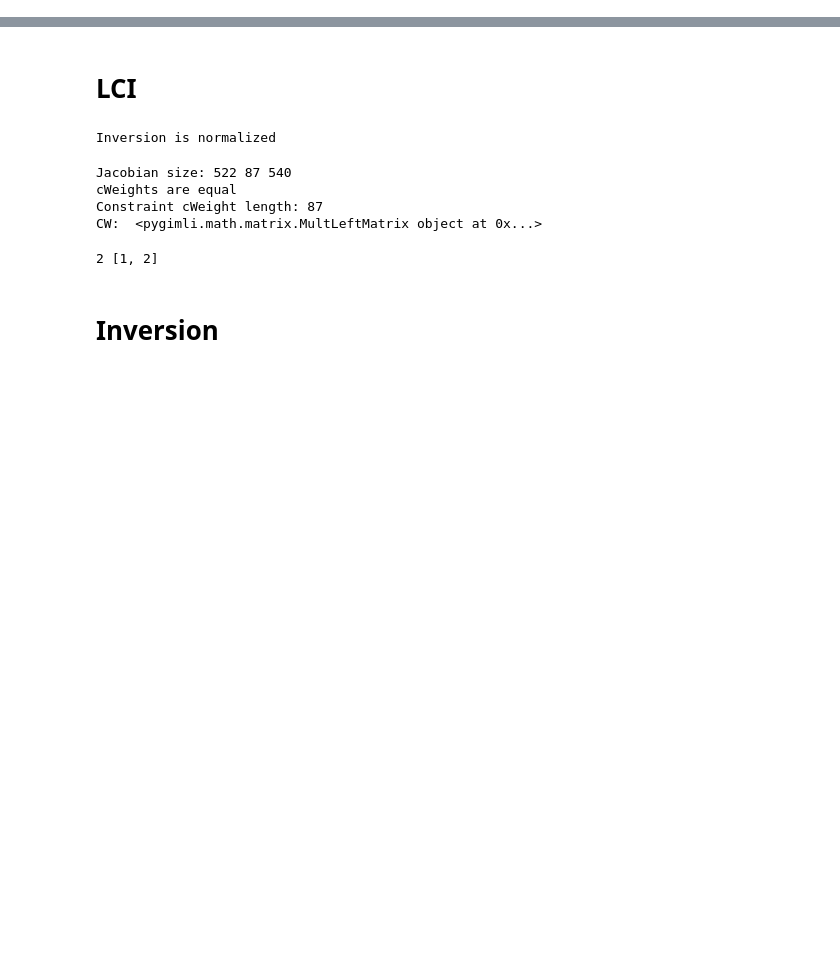
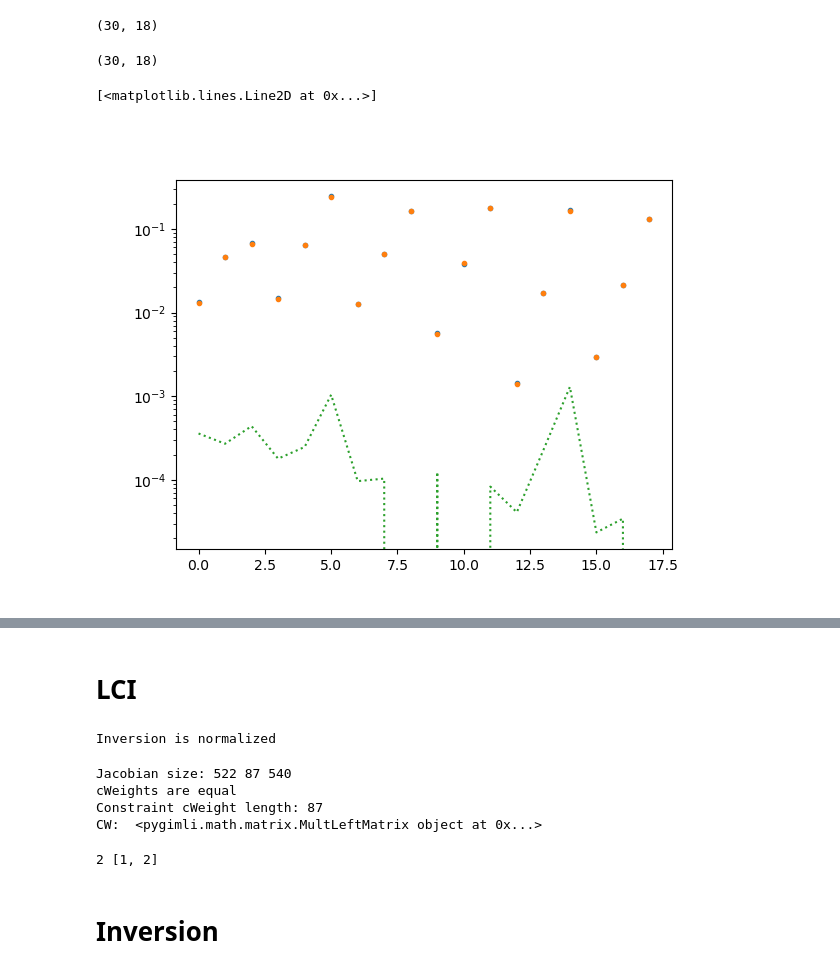
Before and after one commit to mariacarrizo/FDEM_LCI_PWI, a Jupyter notebook: LCI_new.ipynb, the cells around one changed output, grey strips where cells are left out. Saved outputs shown, nothing was run; the diff lists cells and outputs as text; code cells hidden in the pictures; blank space fills up the shorter version.

```diff
--- a/LCI_new.ipynb
+++ b/LCI_new.ipynb
@@ -59,6 +59,25 @@ np.save('modelLCI', models)
 # %%
-np.save('dataLCI', data_t)
-#data_3D = np.load('dataLCI_3D.npy').reshape(np.shape(data_t))
+#np.save('dataLCI', data_t)
+data_3D = np.load('data_3D_slope0_sorted.npy', allow_pickle=True)
+data_3D = np.array(data_3D)
+# %%
+data_t = np.array(data_t)
+# %%
+np.shape(data_t)
+# %% [output]
+(30, 18)
+# %%
+np.shape(data_3D)
+# %% [output]
+(30, 18)
+# %%
+plt.figure()
+plt.semilogy(data_t[1].ravel(), '.')
+plt.semilogy(data_3D[1].ravel(), '.' )
+plt.semilogy((data_t[1].ravel()-data_3D[1].ravel()), ':')
+# %% [output]
+[<matplotlib.lines.Line2D at 0x...>]
+[figure, added]
 # %%
 inputs ={'label' : 'Electrical conductivity $\sigma$ [S/m]',
          'cMin': 100/1000,
```
Also changed, not shown: parts of 3 cells of this notebook.
